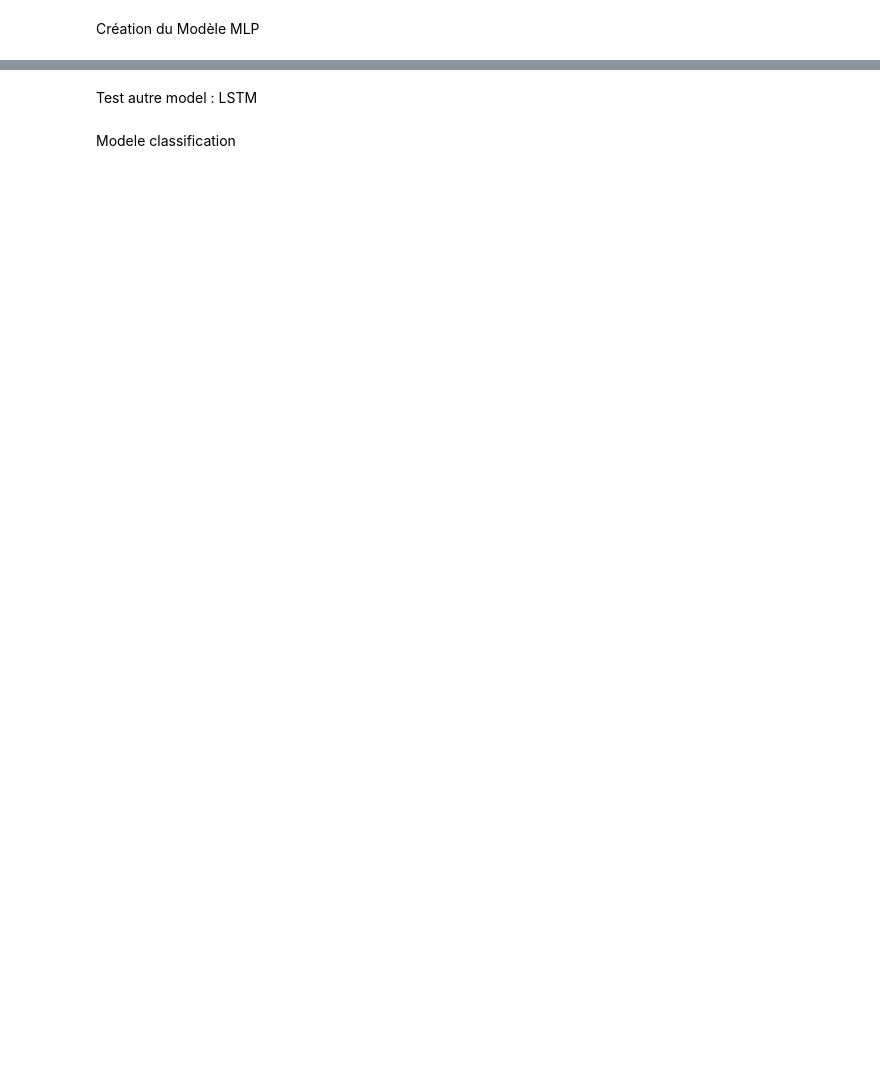
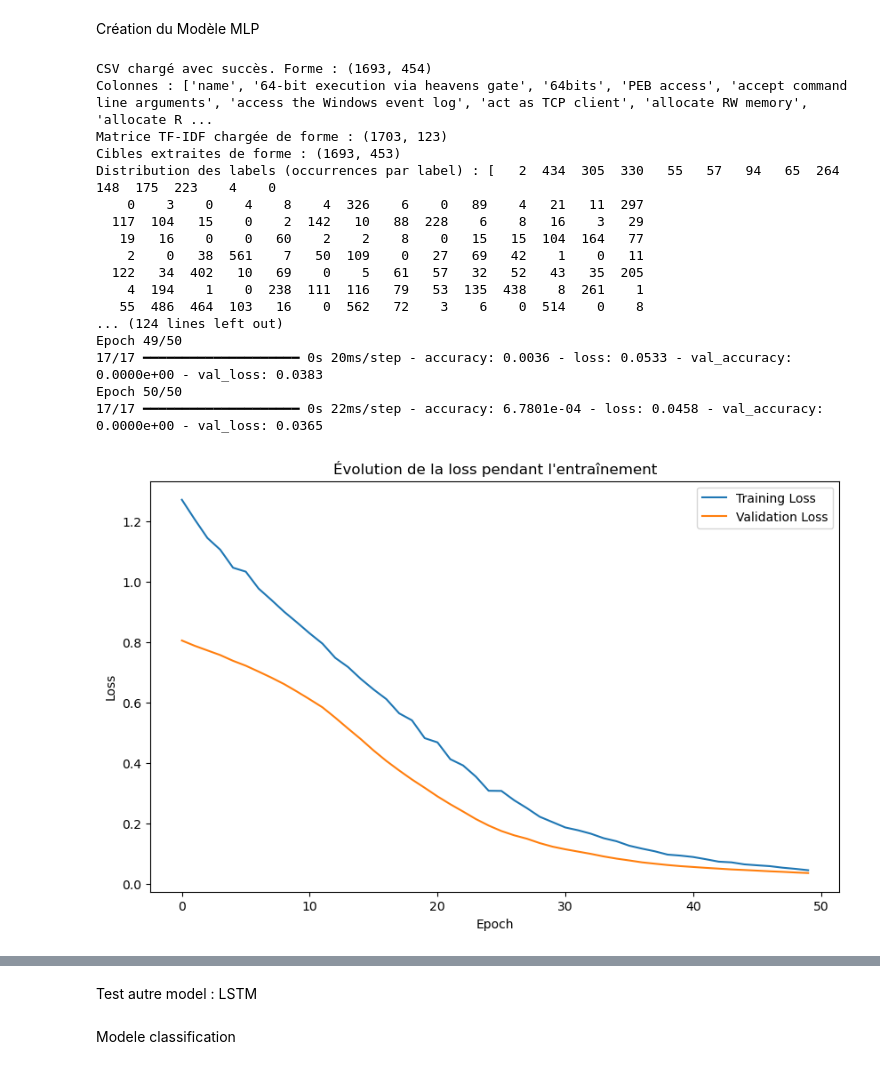
Before and after one commit to Alexis-Schneider/challenge, a Jupyter notebook: sorbonne_challenge_texte_optimisé.ipynb, the cells around one changed output, grey strips where cells are left out. Saved outputs shown, nothing was run; the diff lists cells and outputs as text; code cells hidden in the pictures; blank space fills up the shorter version.

```diff
--- a/sorbonne_challenge_texte_optimisé.ipynb
+++ b/sorbonne_challenge_texte_optimisé.ipynb
@@ -328,7 +582,6 @@ for col in y_df.columns:
 # %% [markdown]
 Création du Modèle MLP
 # %%
-
 import pandas as pd
 import numpy as np
 import tensorflow as tf
@@ -370,12 +623,9 @@ def compute_label_distribution(y):
 def charger_donnees(csv_path='your_data_updated.csv',
                     reduced_matrix_path='reduced_tfidf_matrix.npz',
                     apply_svd=False,
-                    variance_threshold=0.95,
-                    use_smote=False):
+                    variance_threshold=0.9):
     """
     Charge le CSV et la matrice TF-IDF.
-      - apply_svd: si True, applique une réduction par Truncated SVD en fonction du seuil de variance.
-      - use_smote: si True, applique SMOTE (attention: SMOTE standard n'est pas optimal pour le multi-label).
     Les cibles sont toutes les colonnes du CSV sauf 'name'.
     """
     try:
@@ -399,7 +649,6 @@ def charger_donnees(csv_path='your_data_updated.csv',
             print(f"Réduction SVD: {n_components} composantes pour capturer {variance_threshold*100}% de la variance.")
             svd = TruncatedSVD(n_components=n_components)
             X_reduced = svd.fit_transform(X)
-
         else:
             X_reduced = X
 
@@ -418,28 +667,23 @@ def charger_donnees(csv_path='your_data_updated.csv',
             print(f"Alignement: suppression de {diff} lignes de la matrice TF-IDF.")
             X_reduced = X_reduced[:y.shape[0]]
 
-        # Idée: SMOTE (par défaut désactivé pour le multi-label car fonctionne pas bien)
-        if use_smote:
-            from imblearn.over_sampling import SMOTE
-            smote = SMOTE(random_state=42)
-            X_resampled, y_resampled = smote.fit_resample(X_reduced, y)
-        else:
-            X_resampled, y_resampled = X_reduced, y
+        # Suppression de la partie SMOTE (pour le multi-label, SMOTE est désactivé)
+        X_final, y_final = X_reduced, y
 
-        return train_test_split(X_resampled, y_resampled, test_size=0.2, random_state=42)
+        return train_test_split(X_final, y_final, test_size=0.2, random_state=42)
 
     except Exception as e:
         print("Erreur lors du chargement des données :", e)
         return None
 
 # -------------------------
-# 4. Création du modèle MLP
+# 4. Création du modèle MLP optimisé
 # -------------------------
 def creer_modele_mlp_optimise(input_dim, output_dim, use_focal_loss=False):
     model = Sequential()
     model.add(Input(shape=(input_dim,)))
 
-    # Ajustement des couches
+    # Architecture du modèle
     model.add(Dense(256, activation='relu'))
     model.add(BatchNormalization())
     model.add(Dropout(0.4))
@@ -462,22 +706,8 @@ def creer_modele_mlp_optimise(input_dim, output_dim, use_focal_loss=False):
     model.compile(optimizer=Adam(learning_rate=0.0005), loss=loss_fn, metrics=['accuracy'])
     return model
 
-# Entraîner et évaluer le modèle optimisé
-donnees = charger_donnees(csv_path='your_data_updated.csv',
-                          reduced_matrix_path='reduced_tfidf_matrix.npz',
-                          apply_svd=True,
-                          variance_threshold=0.95,
-                          use_smote=False)
-
-if donnees:
-    X_train, X_test, y_train, y_test = donnees
-    modele_optimise = entrainer_et_evaluer_modele(X_train, y_train, X_test, y_test, use_focal_loss=True)
-else:
-    print("Échec du chargement des données.")
-
-
 # -------------------------
-# 5. Visualisation et entraînement
+# 5. Visualisation des résultats
 # -------------------------
 def visualiser_resultats(history):
     plt.figure(figsize=(10, 6))
@@ -489,35 +719,57 @@ def visualiser_resultats(history):
     plt.legend()
     plt.show()
 
+# -------------------------
+# 6. Entraînement et évaluation du modèle
+# -------------------------
 def entrainer_et_evaluer_modele(X_train, y_train, X_test, y_test, use_focal_loss=False):
     input_dim = X_train.shape[1]
     output_dim = y_train.shape[1]
     print("Dimension d'entrée :", input_dim, "Dimension de sortie :", output_dim)
 
-    modele = creer_modele_mlp(input_dim, output_dim, use_focal_loss=use_focal_loss)
+    # Appel de la fonction de création du modèle optimisé
+    modele = creer_modele_mlp_optimise(input_dim, output_dim, use_focal_loss=use_focal_loss)
 
     early_stopping = EarlyStopping(monitor='val_loss', patience=5, restore_best_weights=True)
     history = modele.fit(X_train, y_train, epochs=50, batch_size=64, validation_split=0.2,
                          callbacks=[early_stopping], verbose=1)
 
     visualiser_resultats(history)
 
     y_pred = (modele.predict(X_test) > 0.5).astype("int32")
     score = f1_score(y_test, y_pred, average='macro', zero_division=0)
     print("Score F1 macro :", score)
     return modele
 
 # -------------------------
 # Exemple d'utilisation
 # -------------------------
 donnees = charger_donnees(csv_path='your_data_updated.csv',
                           reduced_matrix_path='reduced_tfidf_matrix.npz',
                           apply_svd=False,
-                          variance_threshold=0.95,
-                          use_smote=False)     # SMOTE est désactivé par défaut pour le multi-label
+                          variance_threshold=0.95)
 
 if donnees:
     X_train, X_test, y_train, y_test = donnees
     modele = entrainer_et_evaluer_modele(X_train, y_train, X_test, y_test, use_focal_loss=True)
 else:
     print("Échec du chargement des données.")
+# %% [output]
+CSV chargé avec succès. Forme : (1693, 454)
+Colonnes : ['name', '64-bit execution via heavens gate', '64bits', 'PEB access', 'accept command line arguments', 'access the Windows event log', 'act as TCP client', 'allocate RW memory', 'allocate R ...
+Matrice TF-IDF chargée de forme : (1703, 123)
+Cibles extraites de forme : (1693, 453)
+Distribution des labels (occurrences par label) : [   2  434  305  330   55   57   94   65  264  148  175  223    4    0
+    0    3    0    4    8    4  326    6    0   89    4   21   11  297
+  117  104   15    0    2  142   10   88  228    6    8   16    3   29
+   19   16    0    0   60    2    2    8    0   15   15  104  164   77
+    2    0   38  561    7   50  109    0   27   69   42    1    0   11
+  122   34  402   10   69    0    5   61   57   32   52   43   35  205
+    4  194    1    0  238  111  116   79   53  135  438    8  261    1
+   55  486  464  103   16    0  562   72    3    6    0  514    0    8
+... (124 lines left out)
+Epoch 49/50
+17/17 ━━━━━━━━━━━━━━━━━━━━ 0s 20ms/step - accuracy: 0.0036 - loss: 0.0533 - val_accuracy: 0.0000e+00 - val_loss: 0.0383
+Epoch 50/50
+17/17 ━━━━━━━━━━━━━━━━━━━━ 0s 22ms/step - accuracy: 6.7801e-04 - loss: 0.0458 - val_accuracy: 0.0000e+00 - val_loss: 0.0365
+[figure, added]
```
Also changed, not shown: parts of 8 cells of this notebook.
